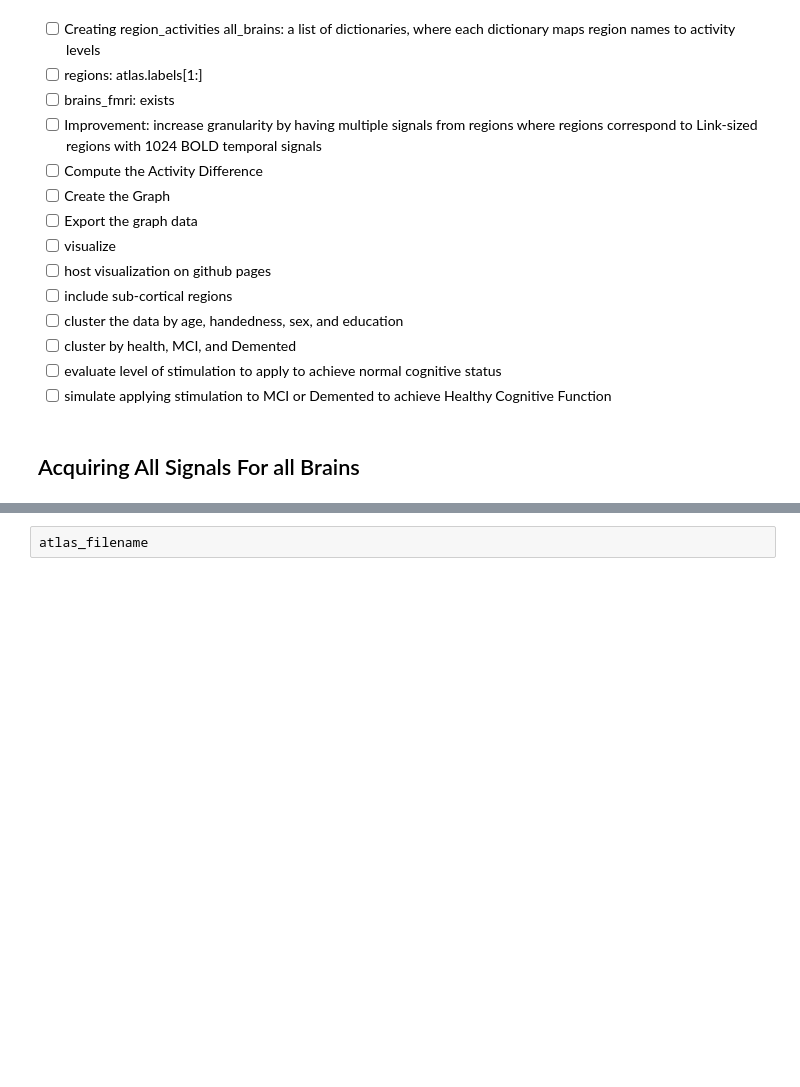
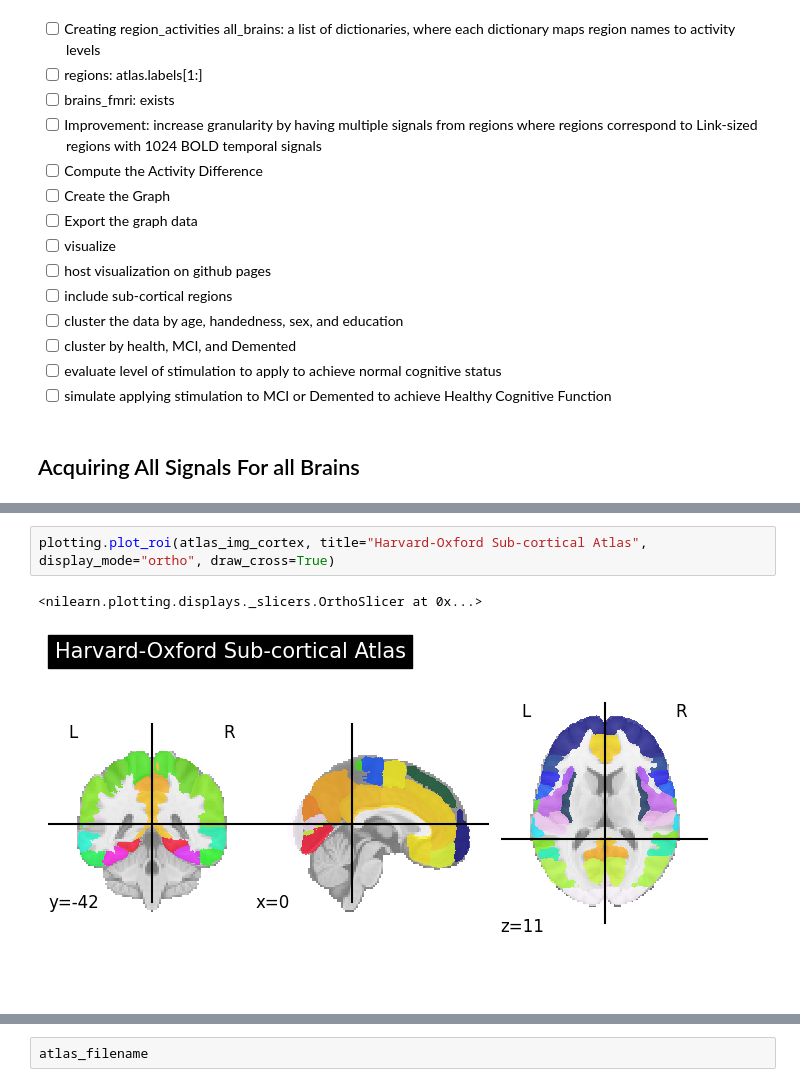
Before and after one commit to efwoods/Parkinsons_Disease_Study, a Jupyter notebook: notebooks/_initial_analysis_collecting_and_calculating_dataframes.ipynb, the cells around one changed output, grey strips where cells are left out. Saved outputs shown, nothing was run; the diff lists cells and outputs as text; blank space fills up the shorter version.

Commit message:
saving stable state; working on plotting and visualizing the brain

```diff
--- a/notebooks/_initial_analysis_collecting_and_calculating_dataframes.ipynb
+++ b/notebooks/_initial_analysis_collecting_and_calculating_dataframes.ipynb
@@ -396,0 +406,5 @@ plotting.plot_roi(atlas_filename, title="Harvard-Oxford Sub-cortical Atlas", dis
+# %%
+plotting.plot_roi(atlas_img_cortex, title="Harvard-Oxford Sub-cortical Atlas", display_mode="ortho", draw_cross=True)
+# %% [output]
+<nilearn.plotting.displays._slicers.OrthoSlicer at 0x...>
+[figure, added]
```
Also changed, not shown: parts of 18 cells of this notebook, 5 other files.
